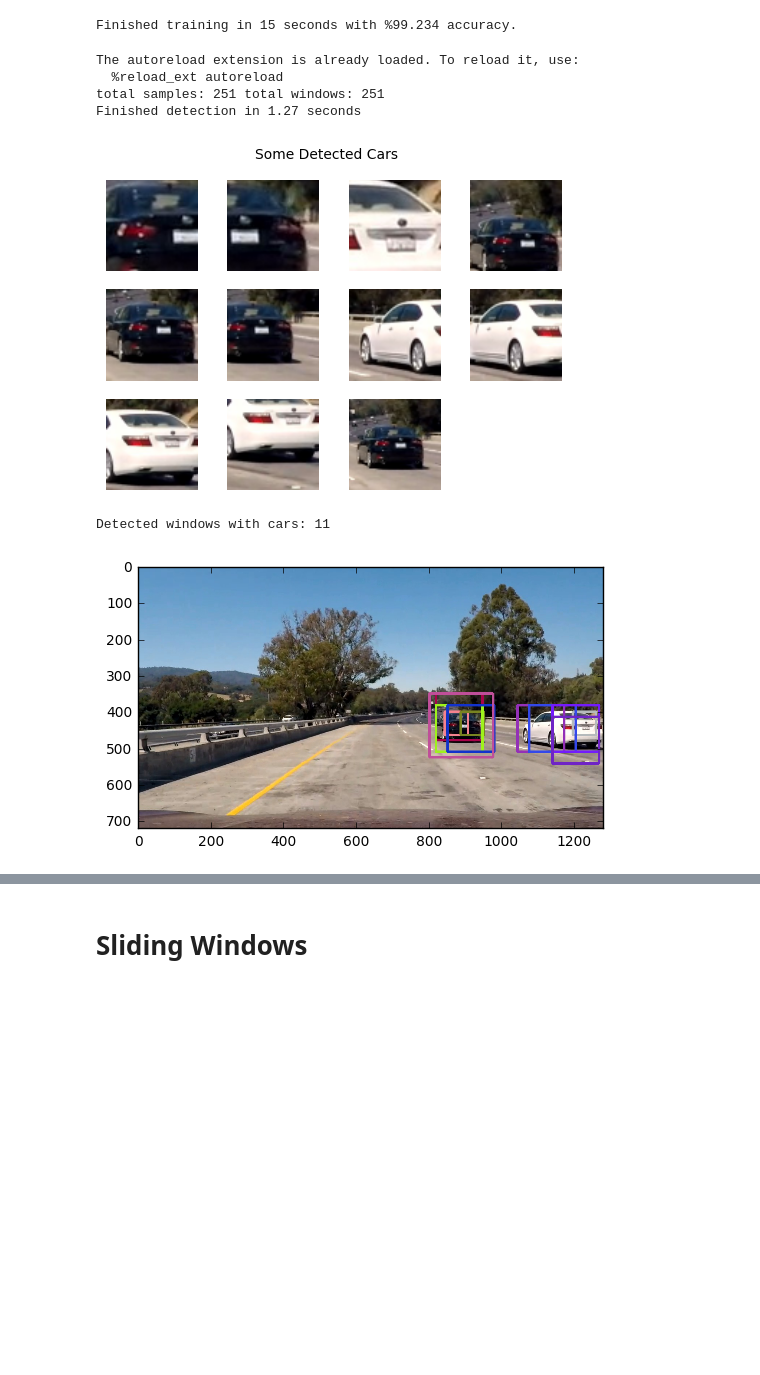
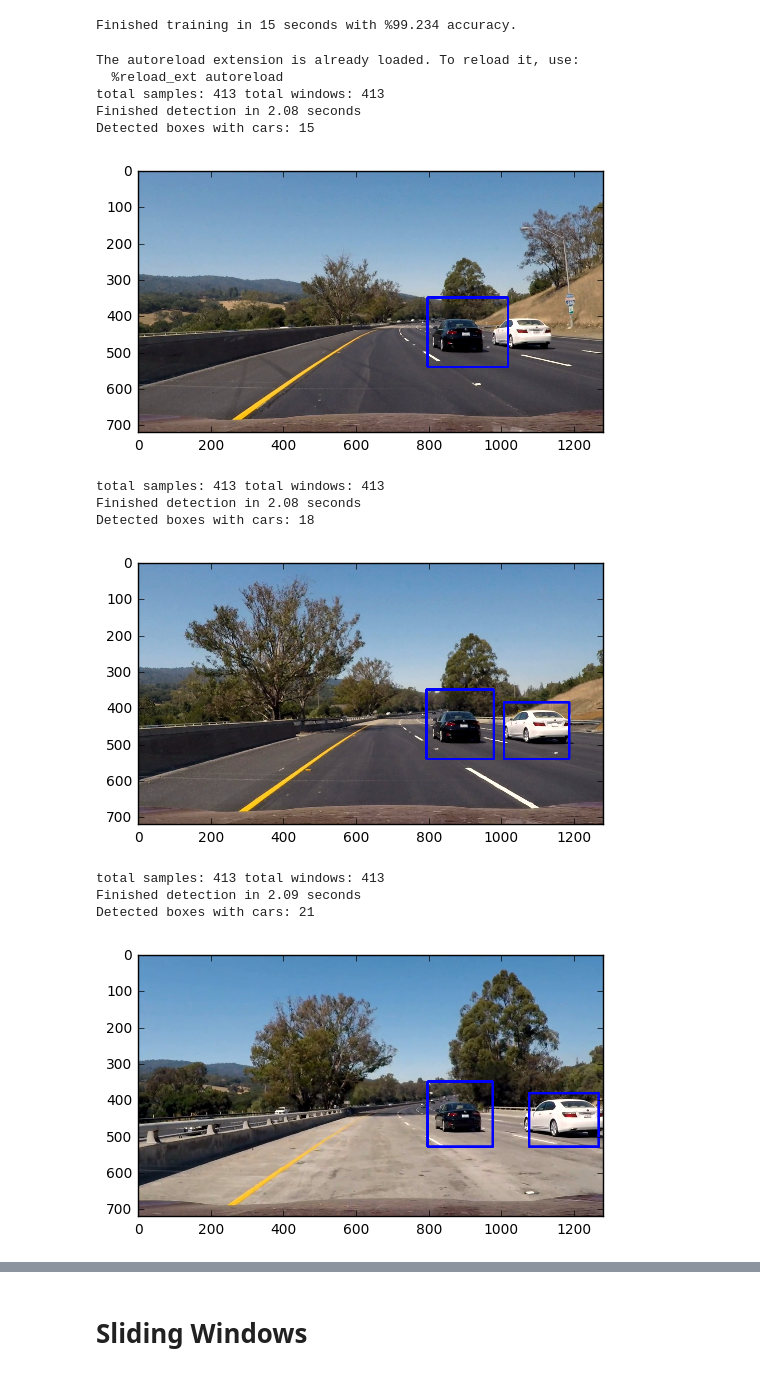
Before and after one commit to chris-schwartz/carnd_vehicle_detection, a Jupyter notebook: P5_Testing_Notebook.ipynb, the cells around one changed output, grey strips where cells are left out. Saved outputs shown, nothing was run; the diff lists cells and outputs as text; code cells hidden in the pictures; blank space fills up the shorter version.

Commit message:
Produced first video, still needs some work

```diff
--- a/P5_Testing_Notebook.ipynb
+++ b/P5_Testing_Notebook.ipynb
@@ -193,51 +195,68 @@ Finished training in 15 seconds with %99.234 accuracy.
 # %%
 from features import SupportVectorClassifier
 from features import ImageSampler
+from features import HeatMapFilter
+
 %load_ext autoreload
 %autoreload 2
 
 
 def view_some_samples(samples, view_count):
     random_samples = []
     for i in range(0, view_count):
         random_samples.append(random.choice(samples))
     show_images(images=random_samples, per_row=5)
 
 def detect_cars(samples, windows, classifier):
     start = time.time()
     cars = []
     car_windows = []
     samples_features = feature_extractor.get_features(samples)
     for idx, feature_sample in enumerate(samples_features):
         prediction = classifier.predict(feature_sample)
         if prediction == 1:
             cars.append(samples[idx])
             car_windows.append(windows[idx])
     print("Finished detection in {:1.2f}".format(time.time() - start), "seconds")
     return cars, car_windows
 
+images_numbers = [60195,60225,60270,60300, 60345,60390]
+sampler = ImageSampler(img_shape=img.shape)
+# heatmap_filter = HeatMapFilter(img.shape)
+heatmap_filter = HeatMapFilter()
 
-img = cv2.imread('project_video_images/frame62790.jpg')
-img = cv2.cvtColor(img, cv2.COLOR_BGR2RGB)
+for img_number in images_numbers:
+    img = cv2.imread('project_video_images/frame{:d}.jpg'.format(img_number))
+    img = cv2.cvtColor(img, cv2.COLOR_BGR2RGB)
 
-sampler = ImageSampler(img_shape=img.shape)
-samples, windows = sampler.sample_image(img)
-print("total samples:", len(samples), "total windows:", len(windows))
-# view_some_samples(samples, 20)
+    samples, windows = sampler.sample_image(img)
+    print("total samples:", len(samples), "total windows:", len(windows))
+    # view_some_samples(samples, 20)
 
-cars, car_windows = detect_cars(samples, windows, classifier)
-show_images(cars[:20], per_row=4, main_title="Some Detected Cars")
+    cars, car_boxes = detect_cars(samples, windows, classifier)
+    # show_images(cars[:20], per_row=4, main_title="Some Detected Cars")
 
+    print("Detected boxes with cars:", len(cars))
 
-print("Detected windows with cars:", len(cars))
-detected_cars_img = draw_boxes(img, car_windows, color=(0, 0, 255), thick=6)
-plt.imshow(detected_cars_img)
-plt.show()
+    detected_cars_img = draw_boxes(img, car_boxes, color=(0, 0, 255), thick=6)
+    labeled_boxes = heatmap_filter.filter_boxes(img.shape, car_boxes)
+
+    for bbox in labeled_boxes:
+        detected_car = cv2.rectangle(img, bbox[0], bbox[1], (0, 0, 255), 6)
+    plt.imshow(detected_car)
+    plt.show()
 # %% [output]
 The autoreload extension is already loaded. To reload it, use:
   %reload_ext autoreload
-total samples: 251 total windows: 251
-Finished detection in 1.27 seconds
+total samples: 413 total windows: 413
+Finished detection in 2.08 seconds
+Detected boxes with cars: 15
-[figure, old version]
+[figure, new version]
-Detected windows with cars: 11
+total samples: 413 total windows: 413
+Finished detection in 2.08 seconds
+Detected boxes with cars: 18
-[figure, old version]
+[figure, new version]
+total samples: 413 total windows: 413
+Finished detection in 2.09 seconds
+Detected boxes with cars: 21
+[figure, added]
```
Also changed, not shown: parts of 4 cells of this notebook, 5 other files.
